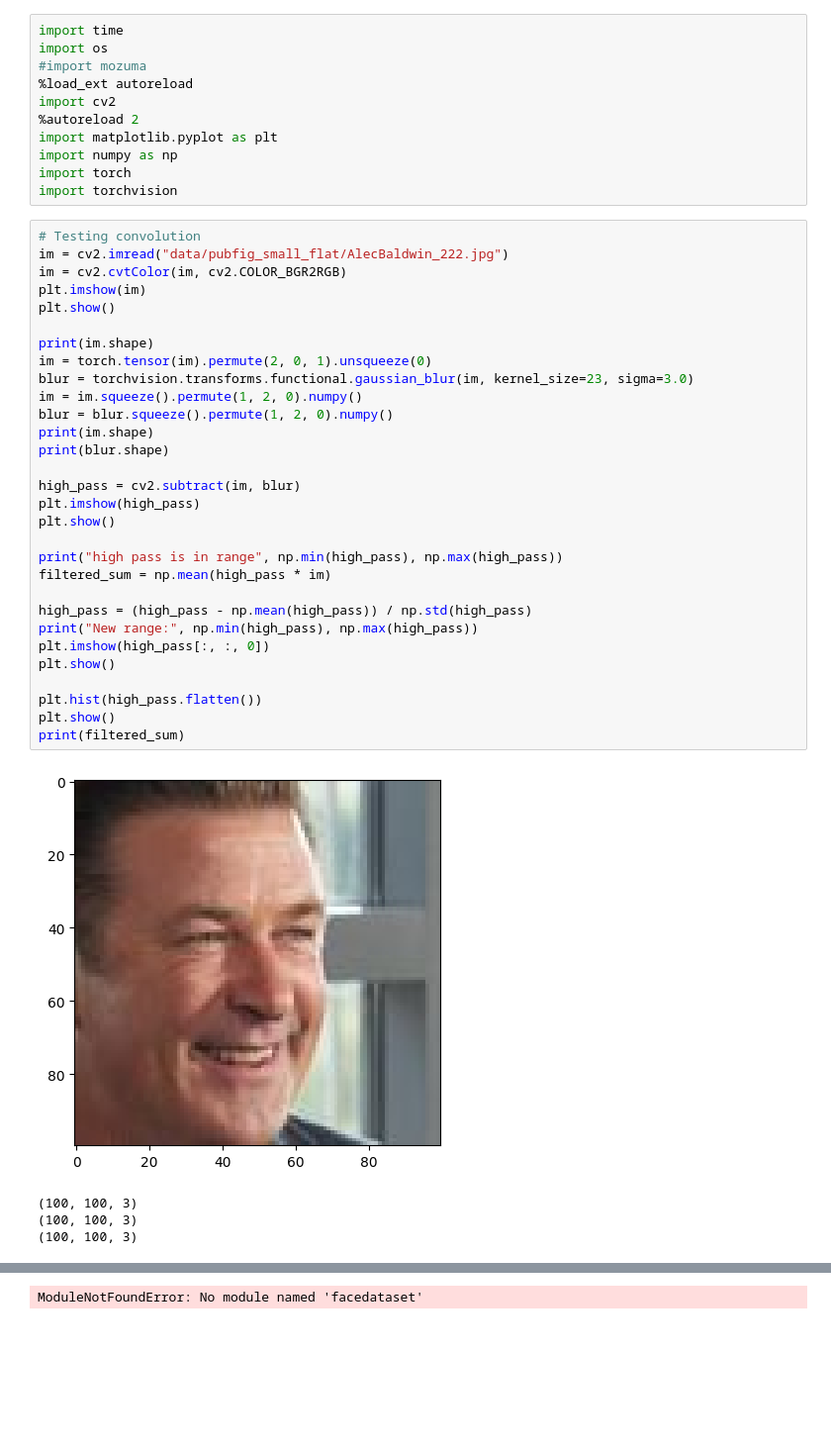
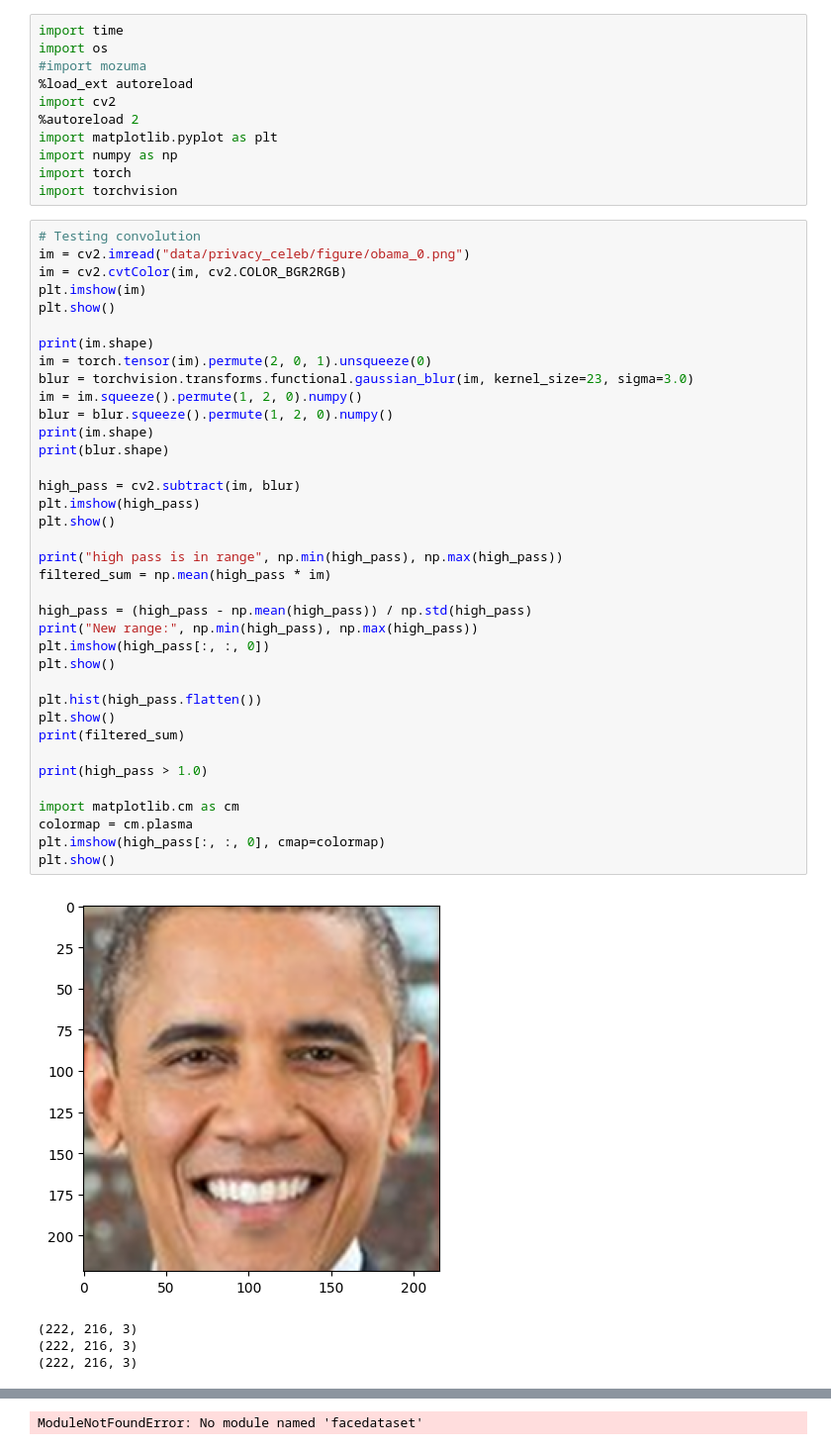
Before and after one commit to zacharyyahn/FaceCloak, a Jupyter notebook: sandbox.ipynb, the cells around one changed output, grey strips where cells are left out. Shown at 99% size. Drawn from its saved outputs; the diff is of its cells as text; blank space fills up the shorter version.

```diff
--- a/sandbox.ipynb
+++ b/sandbox.ipynb
@@ -11,36 +11,43 @@ import torch
 import torchvision
 # %%
 # Testing convolution
-im = cv2.imread("data/pubfig_small_flat/AlecBaldwin_222.jpg")
+im = cv2.imread("data/privacy_celeb/figure/obama_0.png")
 im = cv2.cvtColor(im, cv2.COLOR_BGR2RGB)
 plt.imshow(im)
 plt.show()
 
 print(im.shape)
 im = torch.tensor(im).permute(2, 0, 1).unsqueeze(0)
 blur = torchvision.transforms.functional.gaussian_blur(im, kernel_size=23, sigma=3.0)
 im = im.squeeze().permute(1, 2, 0).numpy()
 blur = blur.squeeze().permute(1, 2, 0).numpy()
 print(im.shape)
 print(blur.shape)
 
 high_pass = cv2.subtract(im, blur)
 plt.imshow(high_pass)
 plt.show()
 
 print("high pass is in range", np.min(high_pass), np.max(high_pass))
 filtered_sum = np.mean(high_pass * im)
 
 high_pass = (high_pass - np.mean(high_pass)) / np.std(high_pass)
 print("New range:", np.min(high_pass), np.max(high_pass))
 plt.imshow(high_pass[:, :, 0])
 plt.show()
 
 plt.hist(high_pass.flatten())
 plt.show()
 print(filtered_sum)
+
+print(high_pass > 1.0)
+
+import matplotlib.cm as cm
+colormap = cm.plasma
+plt.imshow(high_pass[:, :, 0], cmap=colormap)
+plt.show()
 # %% [output]
-[figure, old version]
+[figure, new version]
-(100, 100, 3)
-(100, 100, 3)
-(100, 100, 3)
+(222, 216, 3)
+(222, 216, 3)
+(222, 216, 3)
```
Also changed, not shown: parts of 3 cells of this notebook, 12 other files.
